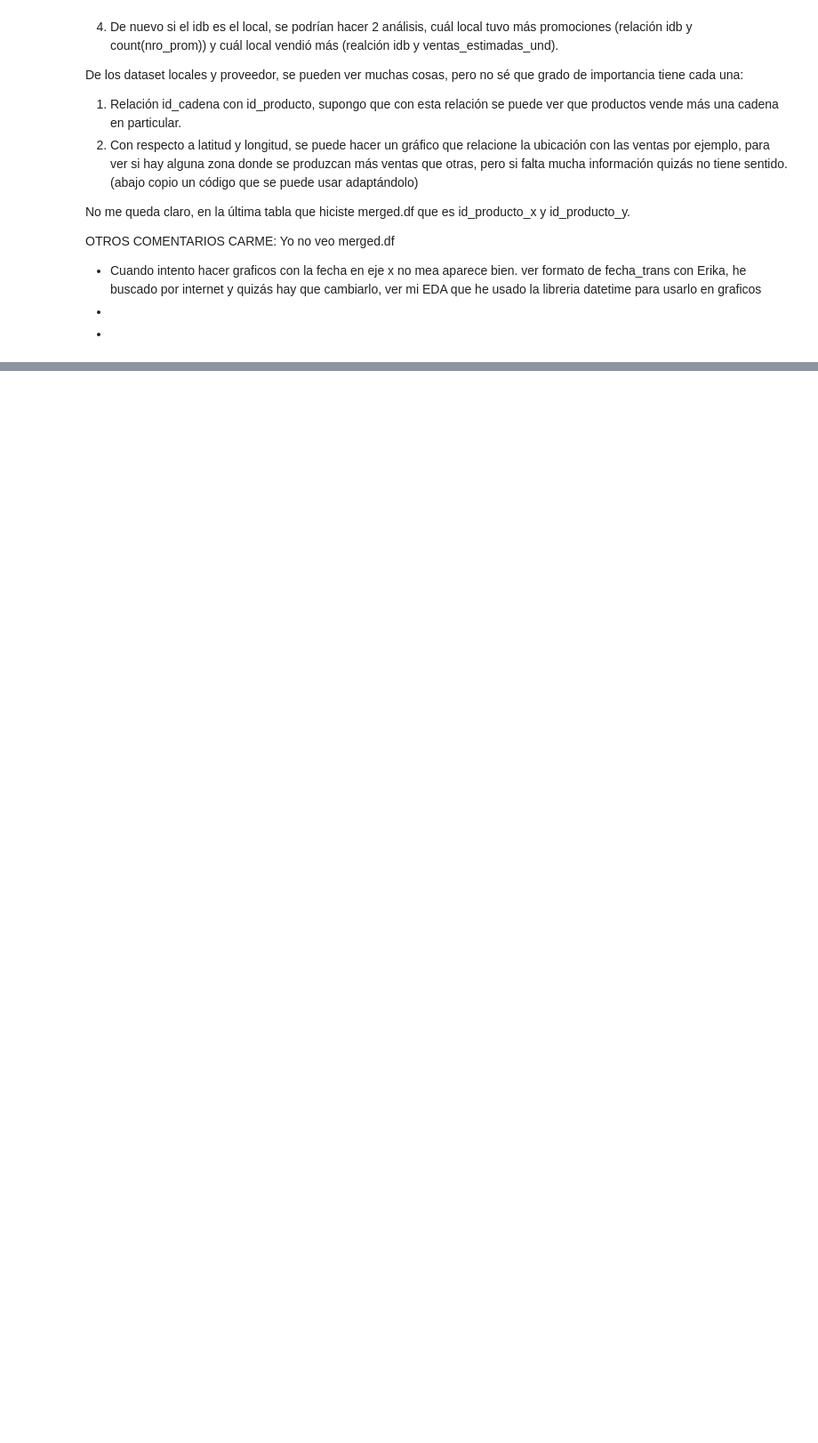
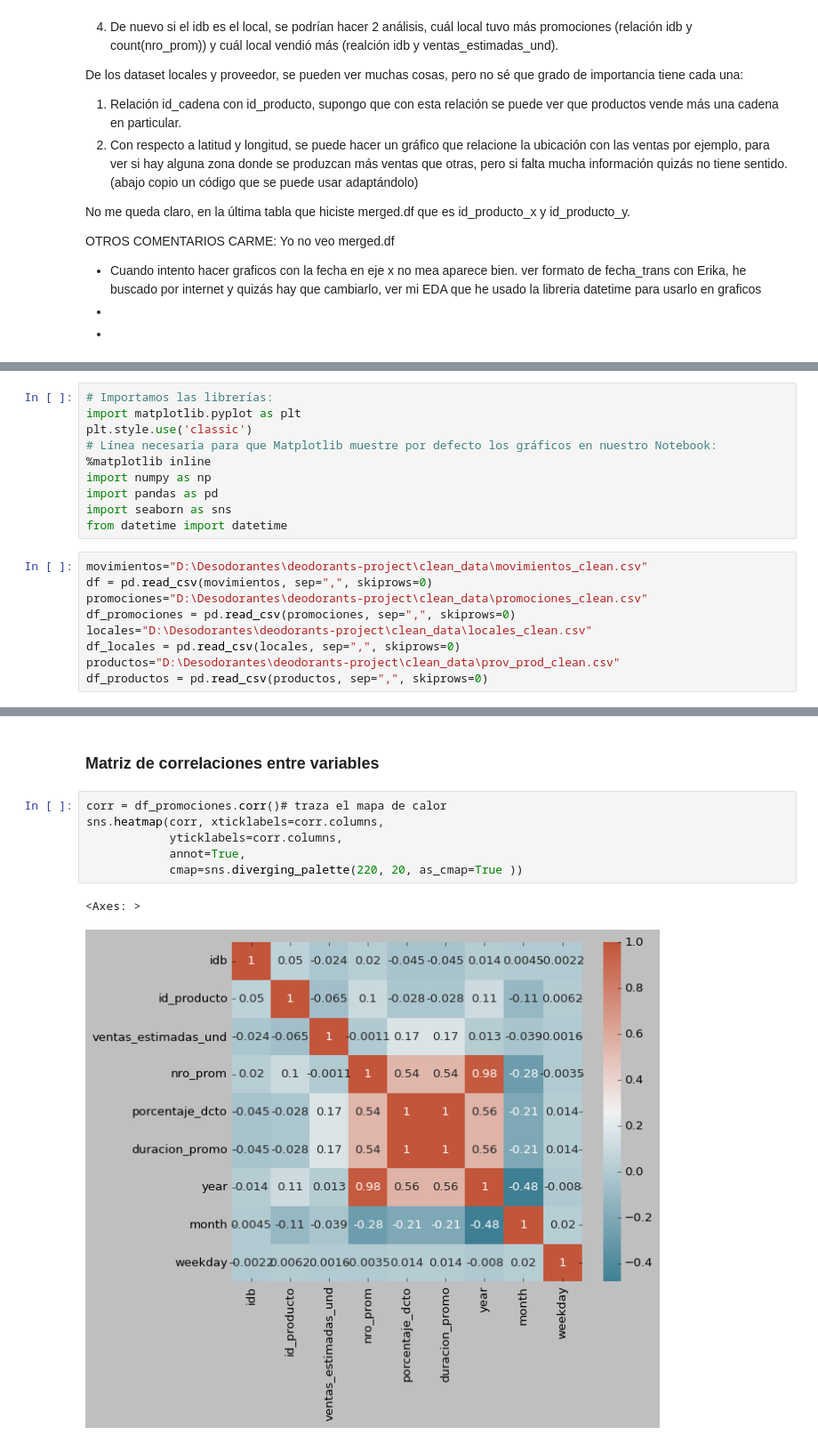
Before and after one commit to ErikaMelt/deodorants-project, a Jupyter notebook: eda/EDA_deodorants.ipynb, the cells around one changed output, grey strips where cells are left out. Shown: that part at 89% size. Saved outputs shown, nothing was run; the diff lists cells and outputs as text; blank space fills up the shorter version.

Commit message:
EDA promociones

```diff
--- a/eda/EDA_deodorants.ipynb
+++ b/eda/EDA_deodorants.ipynb
@@ -50,0 +53,19 @@ OTROS COMENTARIOS CARME: Yo no veo merged.df
+# %%
+# Importamos las librerías:
+import matplotlib.pyplot as plt
+plt.style.use('classic')
+# Línea necesaria para que Matplotlib muestre por defecto los gráficos en nuestro Notebook:
+%matplotlib inline
+import numpy as np
+import pandas as pd
+import seaborn as sns
+from datetime import datetime
+# %%
+movimientos="D:\Desodorantes\deodorants-project\clean_data\movimientos_clean.csv"
+df = pd.read_csv(movimientos, sep=",", skiprows=0)
+promociones="D:\Desodorantes\deodorants-project\clean_data\promociones_clean.csv"
+df_promociones = pd.read_csv(promociones, sep=",", skiprows=0)
+locales="D:\Desodorantes\deodorants-project\clean_data\locales_clean.csv"
+df_locales = pd.read_csv(locales, sep=",", skiprows=0)
+productos="D:\Desodorantes\deodorants-project\clean_data\prov_prod_clean.csv"
+df_productos = pd.read_csv(productos, sep=",", skiprows=0)
@@ -50,0 +104,11 @@ OTROS COMENTARIOS CARME: Yo no veo merged.df
+# %% [markdown]
+### Matriz de correlaciones entre variables
+# %%
+corr = df_promociones.corr()# traza el mapa de calor
+sns.heatmap(corr, xticklabels=corr.columns,
+            yticklabels=corr.columns,
+            annot=True,
+            cmap=sns.diverging_palette(220, 20, as_cmap=True ))
+# %% [output]
+<Axes: >
+[figure, added]
```
Also changed, not shown: parts of 30 cells of this notebook.
